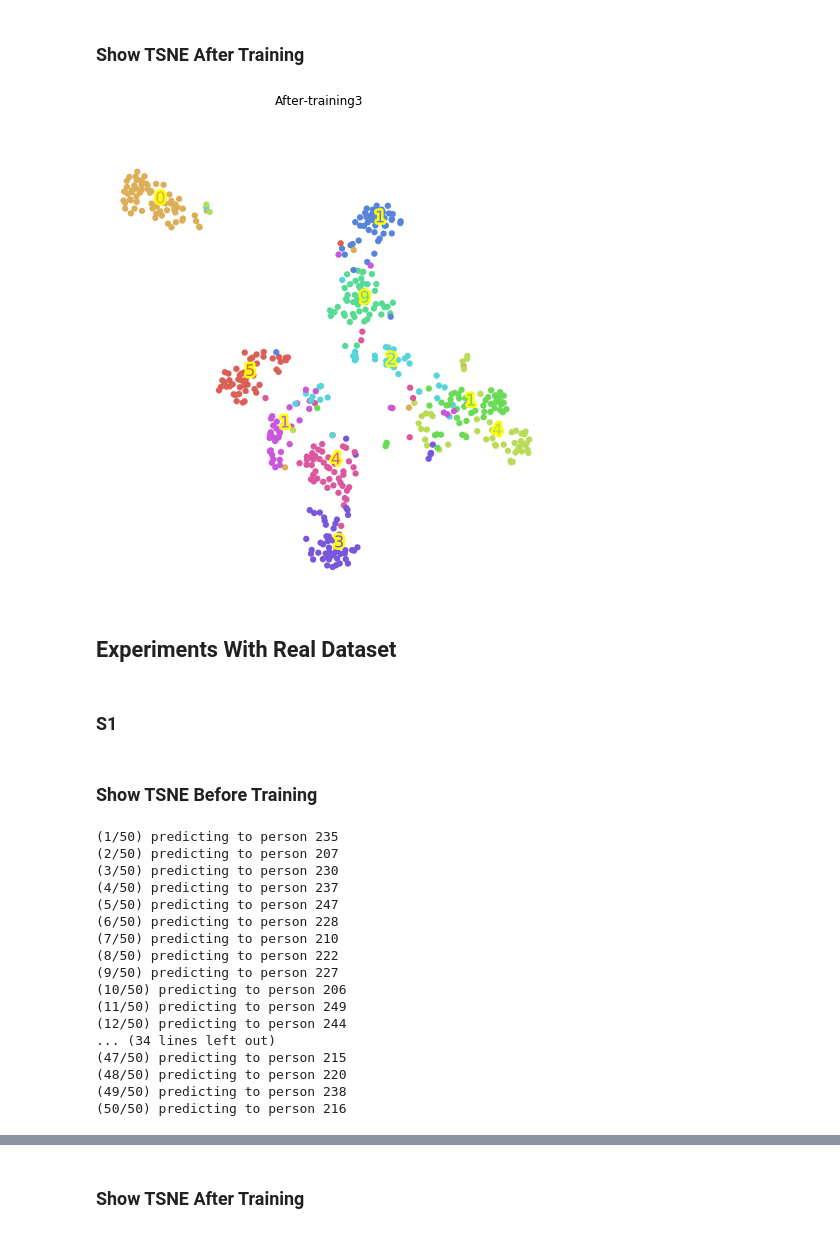
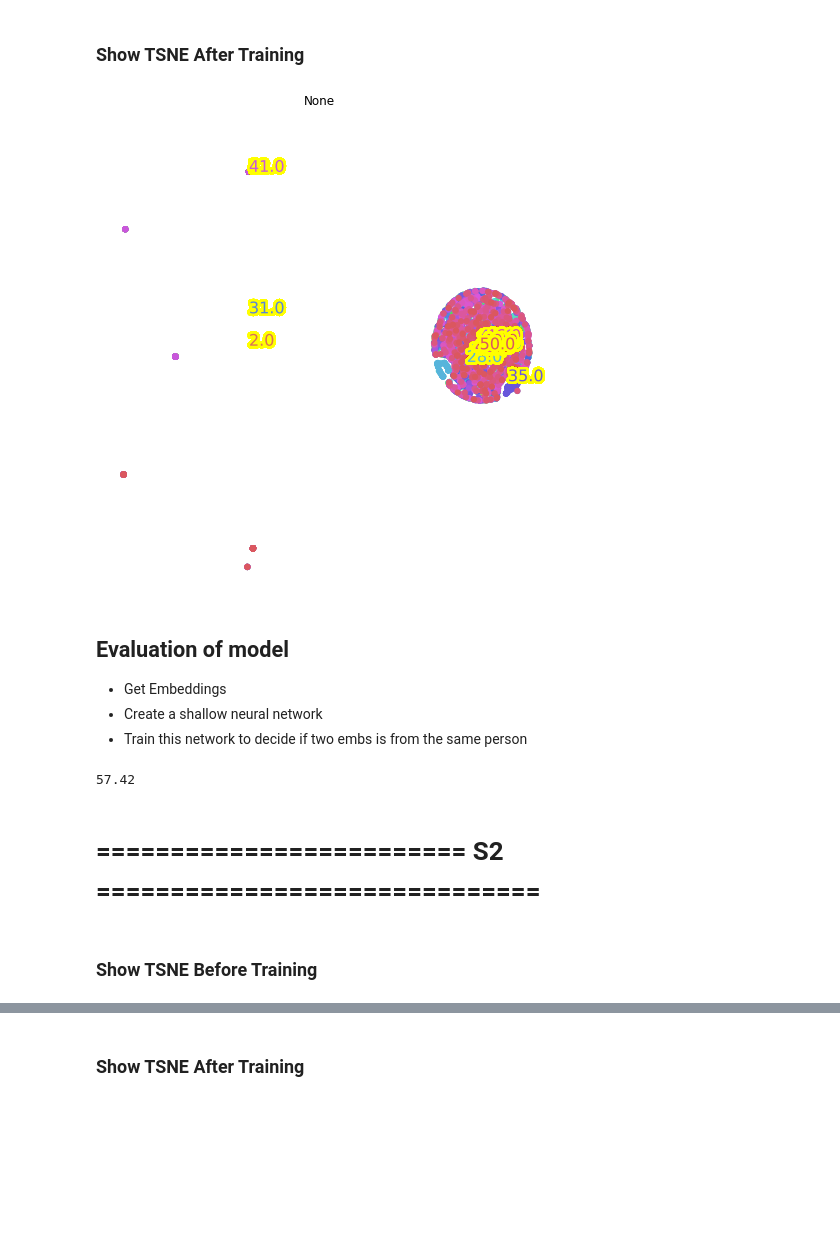
Before and after one commit to jblupus/ammd-siamesas, a Jupyter notebook: AMMD2_Siamesas_01.ipynb, the cells around one changed output, grey strips where cells are left out. Saved outputs shown, nothing was run; the diff lists cells and outputs as text; code cells hidden in the pictures; blank space fills up the shorter version.

```diff
--- a/AMMD2_Siamesas_01.ipynb
+++ b/AMMD2_Siamesas_01.ipynb
@@ -250,3 +249,0 @@ s3_embs_model.compile(loss=(lambda y_true, ypred: 0.0))
-# %%
-(x_train, y_train), (x_test, y_test) = tf.keras.datasets.mnist.load_data(path='mnist.npz')
-x_train = x_train.reshape((60000, 28, 28, 1)).astype('float')
@@ -321,11 +433,2 @@ KeyboardInterrupt:
 # %% [markdown]
 ### Show TSNE After Training
-# %%
-embs = embs_model.predict(x_train[:512])
-labels = y_train[:512]
-embs_2d = TSNE().fit_transform(embs)
-scatter(embs_2d, labels, subtitle="After-training3")
-# %% [output]
-[figure, removed]
-# %% [markdown]
-## Experiments With Real Dataset
@@ -420,0 +435,26 @@ def create_triplets(number_of_triples, embeddings_map, images_map):
+# %%
+embeddings_val, images_val = create_embeddings(map_person_to_filepaths('val'),
+                                                         s1_embs_model, debbug=False)
+
+combined_embs = np.zeros(shape=(0,64))
+labels = np.zeros(shape=(0,1))
+count = 1
+for (person, embs) in embeddings_val.items():
+    combined_embs = np.append( combined_embs,  embs, axis=0)
+    l = np.zeros((len(embs), 1)) + count
+    labels = np.append( labels,  l, axis=0)
+    count = count + 1
+#     if count>10:
+#         break
+
+labels = labels.flatten()
+embs_2d = TSNE().fit_transform(combined_embs)
+scatter(embs_2d, labels)
+# %% [output]
+[figure, added]
+# %% [markdown]
+## Evaluation of model
+
+* Get Embeddings
+* Create a shallow neural network
+* Train this network to decide if two embs is from the same person
@@ -421,25 +506,17 @@ def create_triplets(number_of_triples, embeddings_map, images_map):
+# %%
+x_val, y_val = create_tuplets(10000, embeddings_val, images_val, positive_proportion=0.5)
+y_pred = s1_pred_model.predict(x_val)
+
+y_pred = (y_pred>.5).flatten()
+y_true = (y_val>.5).flatten()
+
+accuracy = np.sum(y_pred==y_true)/len(y_true)*100
+
+print(accuracy)
+# %% [output]
+57.42
 # %% [markdown]
-### S1
+# =========================    S2   ==============================
 # %% [markdown]
 ### Show TSNE Before Training
-# %%
-embeddings, images = create_embeddings(map_person_to_filepaths('val'), s1_embs_model, debbug=True)
-# %% [output]
-(1/50) predicting to person 235
-(2/50) predicting to person 207
-(3/50) predicting to person 230
-(4/50) predicting to person 237
-(5/50) predicting to person 247
-(6/50) predicting to person 228
-(7/50) predicting to person 210
-(8/50) predicting to person 222
-(9/50) predicting to person 227
-(10/50) predicting to person 206
-(11/50) predicting to person 249
-(12/50) predicting to person 244
-... (34 lines left out)
-(47/50) predicting to person 215
-(48/50) predicting to person 220
-(49/50) predicting to person 238
-(50/50) predicting to person 216
 # %%
```
Also changed, not shown: parts of 42 cells of this notebook, 6 other files.
